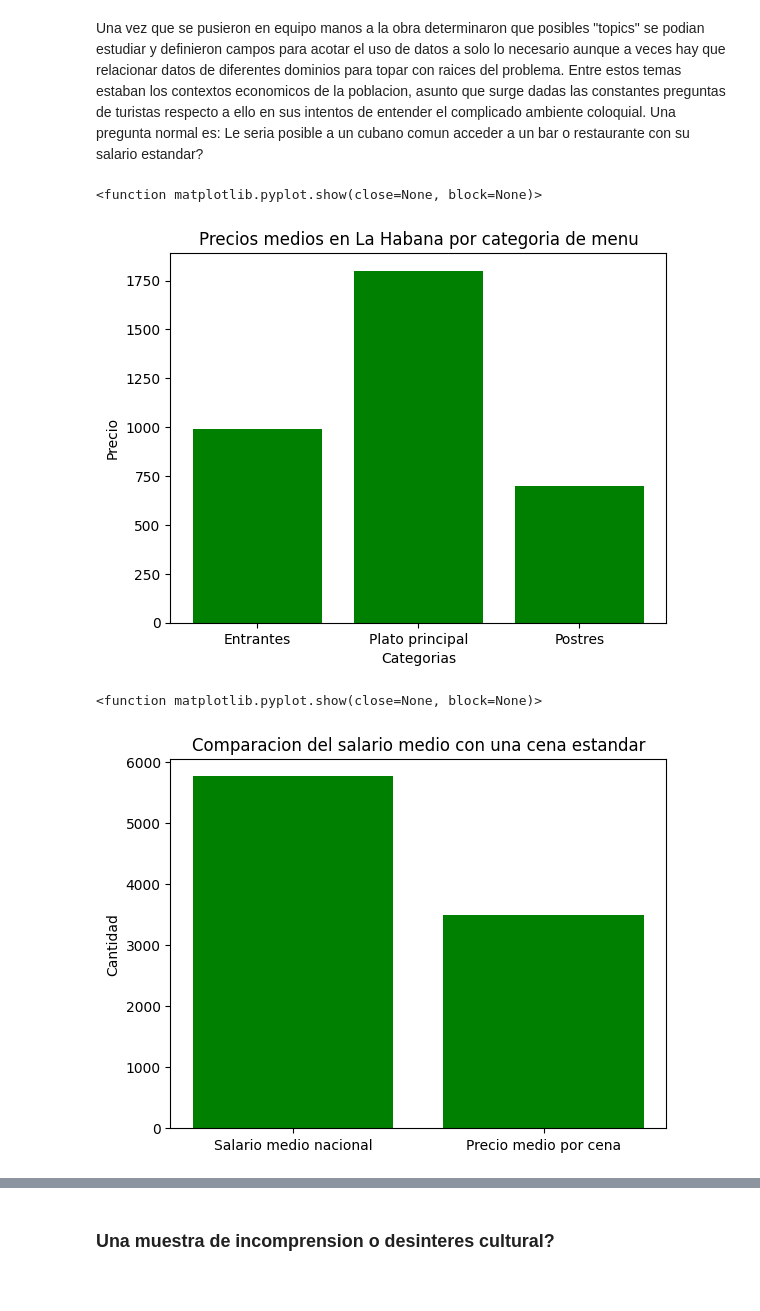
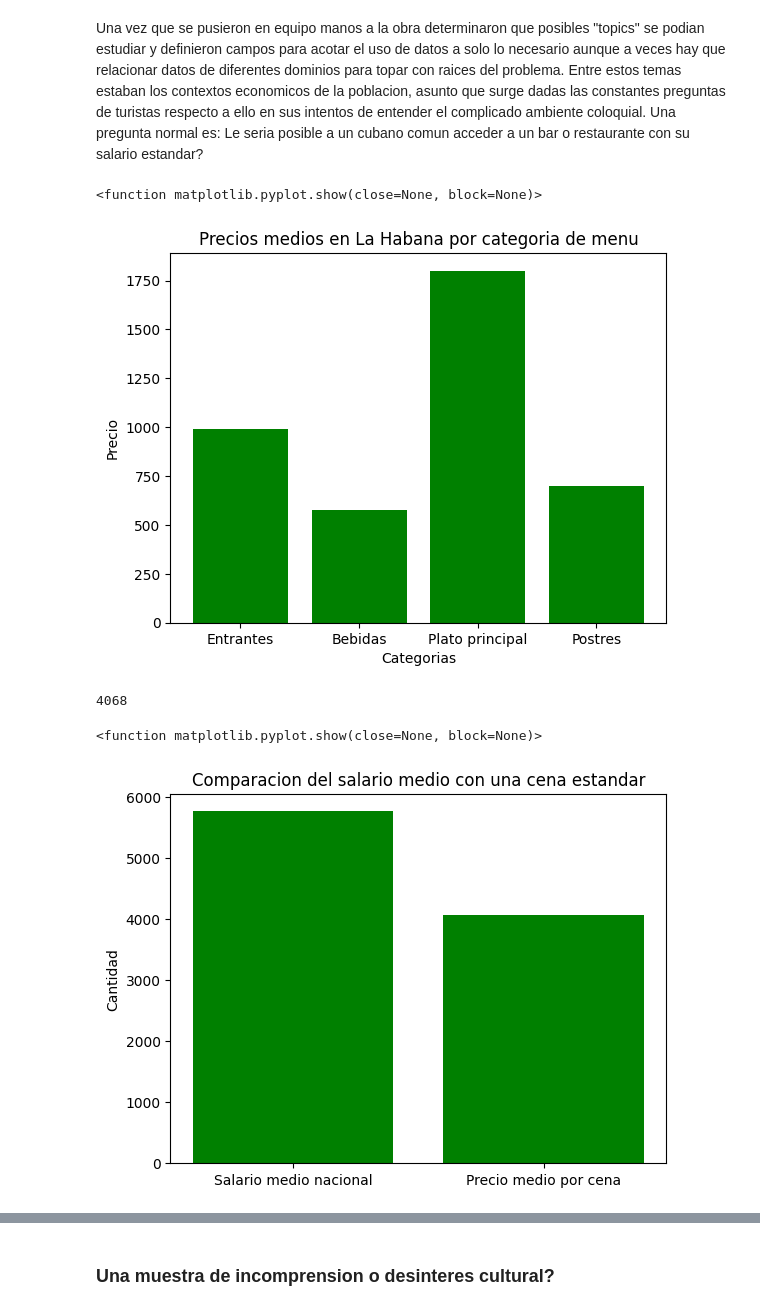
Before and after one commit to cesa-lang/Proyecto-ICD-1er-semestre, a Jupyter notebook: Analisis de Pro-ICD.ipynb, the cells around one changed output, grey strips where cells are left out. Cells and saved outputs as stored; diff of their text form; code cells hidden in the pictures.

```diff
--- a/Analisis de Pro-ICD.ipynb
+++ b/Analisis de Pro-ICD.ipynb
@@ -86,56 +86,66 @@ Aqui es percatable la presencia de valores nulos (None values) en las variables
 # %% [markdown]
 Una vez que se pusieron en equipo manos a la obra determinaron que posibles "topics" se podian estudiar y definieron campos para acotar el uso de datos a solo lo necesario aunque a veces hay que relacionar datos de diferentes dominios para topar con raices del problema. Entre estos temas estaban los contextos economicos de la poblacion, asunto que surge dadas las constantes preguntas de turistas respecto a ello en sus intentos de entender el complicado ambiente coloquial. Una pregunta normal es: Le seria posible a un cubano comun acceder a un bar o restaurante con su salario estandar?
 # %%
-starters_prices,main_prices,dessert_prices = [],[],[]
+starters_prices,drinks_prices,main_prices,dessert_prices = [],[],[],[]
 
 for a in info_list:
     if a["Menu card"]["Starters"] is None:
         continue
     for f in a["Menu card"]["Starters"].values():
         if f is None:
             continue
         starters_prices.append(f)
 for b in info_list:
-    if b["Menu card"]["Main course"] is None:
+    if b["Menu card"]["Drinks"] is None:
         continue
-    for f in b["Menu card"]["Main course"].values():
+    for f in b["Menu card"]["Drinks"].values():
+        if f is None:
+            continue
+        drinks_prices.append(f)
+for c in info_list:
+    if c["Menu card"]["Main course"] is None:
+        continue
+    for f in c["Menu card"]["Main course"].values():
         if f is None:
             continue
         main_prices.append(f)
-for c in info_list:
-    if c["Menu card"]["Desserts"] is None:
+for d in info_list:
+    if d["Menu card"]["Desserts"] is None:
         continue
-    for f in c["Menu card"]["Desserts"].values():
+    for f in d["Menu card"]["Desserts"].values():
         if f is None:
             continue
         dessert_prices.append(f)
 
 starts_m = ml.median_calculus(starters_prices)
+drinks_m = ml.median_calculus(drinks_prices)
 main_m = ml.median_calculus(main_prices)
 desserts_m = ml.median_calculus(dessert_prices)
 
-xaxis = ["Entrantes","Plato principal","Postres"]
-yaxis = [starts_m,main_m,desserts_m]
+xaxis = ["Entrantes","Bebidas","Plato principal","Postres"]
+yaxis = [starts_m,drinks_m,main_m,desserts_m]
 
 plt.bar(xaxis,yaxis,color = "green")
 plt.xlabel("Categorias")
 plt.ylabel("Precio")
 plt.title("Precios medios en La Habana por categoria de menu")
 plt.show
 # %% [output]
 <function matplotlib.pyplot.show(close=None, block=None)>
-[figure, old version]
+[figure, new version]
 # %%
 mean_cost_per_dinner = sum(yaxis)
 mean_national_salary = 5762
 xaxis1 = ["Salario medio nacional","Precio medio por cena"]
 yaxis1 = [mean_national_salary,mean_cost_per_dinner]
+print(round(mean_cost_per_dinner))
 
 plt.bar(xaxis1,yaxis1,color="green")
 plt.title("Comparacion del salario medio con una cena estandar")
 plt.ylabel("Cantidad")
 plt.show
 # %% [output]
-<function matplotlib.pyplot.show(close=None, block=None)>
+4068
+<function matplotlib.pyplot.show(close=None, block=None)>
-[figure, old version]
+[figure, new version]
 # %% [markdown]
```
Also changed, not shown: parts of 7 cells of this notebook.
